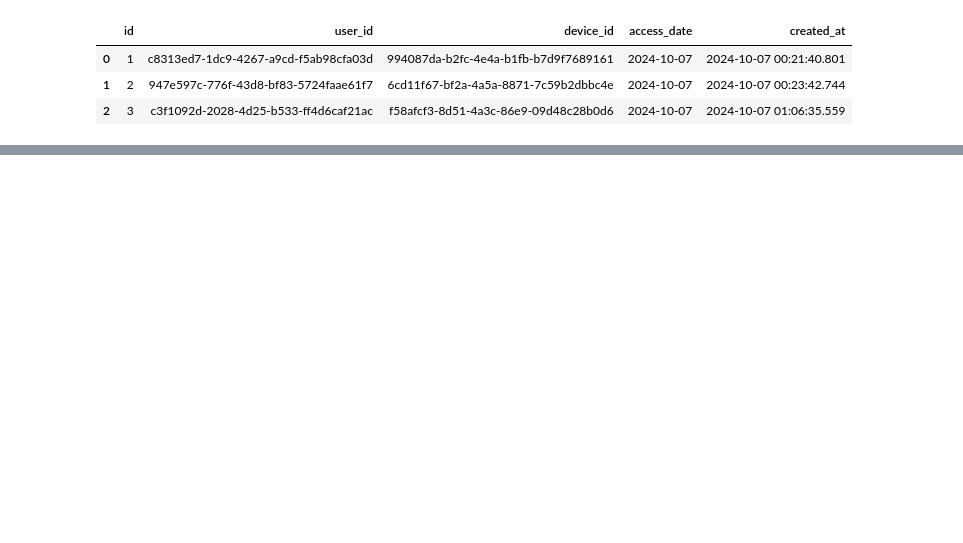
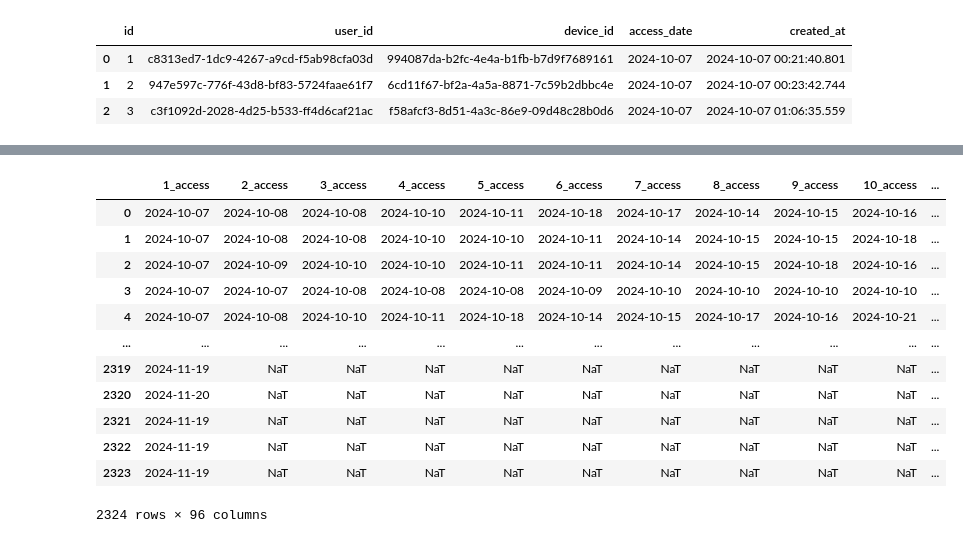
Before and after one commit to SeanYu34/Jupyter_Sean, a Jupyter notebook: daily_access_log.ipynb, the cells around one changed output, grey strips where cells are left out. Saved outputs shown, nothing was run; the diff lists cells and outputs as text; code cells hidden in the pictures; blank space fills up the shorter version.

```diff
--- a/daily_access_log.ipynb
+++ b/daily_access_log.ipynb
@@ -51,0 +88,18 @@ Timestamp('2024-10-07 00:00:00')
+# %%
+df = df.apply(pd.to_datetime, errors='coerce')
+del df['id']
+df
+# %% [output]
+|  | 1_access | 2_access | 3_access | 4_access | 5_access | 6_access | 7_access | 8_access | 9_access | 10_access | ... |
+| 0 | 2024-10-07 | 2024-10-08 | 2024-10-08 | 2024-10-10 | 2024-10-11 | 2024-10-18 | 2024-10-17 | 2024-10-14 | 2024-10-15 | 2024-10-16 | ... |
+| 1 | 2024-10-07 | 2024-10-08 | 2024-10-08 | 2024-10-10 | 2024-10-10 | 2024-10-11 | 2024-10-14 | 2024-10-15 | 2024-10-15 | 2024-10-18 | ... |
+| 2 | 2024-10-07 | 2024-10-09 | 2024-10-10 | 2024-10-10 | 2024-10-11 | 2024-10-11 | 2024-10-14 | 2024-10-15 | 2024-10-18 | 2024-10-16 | ... |
+| 3 | 2024-10-07 | 2024-10-07 | 2024-10-08 | 2024-10-08 | 2024-10-08 | 2024-10-09 | 2024-10-10 | 2024-10-10 | 2024-10-10 | 2024-10-10 | ... |
+| 4 | 2024-10-07 | 2024-10-08 | 2024-10-10 | 2024-10-11 | 2024-10-18 | 2024-10-14 | 2024-10-15 | 2024-10-17 | 2024-10-16 | 2024-10-21 | ... |
+| ... | ... | ... | ... | ... | ... | ... | ... | ... | ... | ... | ... |
+| 2319 | 2024-11-19 | NaT | NaT | NaT | NaT | NaT | NaT | NaT | NaT | NaT | ... |
+| 2320 | 2024-11-20 | NaT | NaT | NaT | NaT | NaT | NaT | NaT | NaT | NaT | ... |
+| 2321 | 2024-11-19 | NaT | NaT | NaT | NaT | NaT | NaT | NaT | NaT | NaT | ... |
+| 2322 | 2024-11-19 | NaT | NaT | NaT | NaT | NaT | NaT | NaT | NaT | NaT | ... |
+| 2323 | 2024-11-19 | NaT | NaT | NaT | NaT | NaT | NaT | NaT | NaT | NaT | ... |
+2324 rows × 96 columns
```
Also changed, not shown: parts of 14 cells of this notebook, 5 other files.
